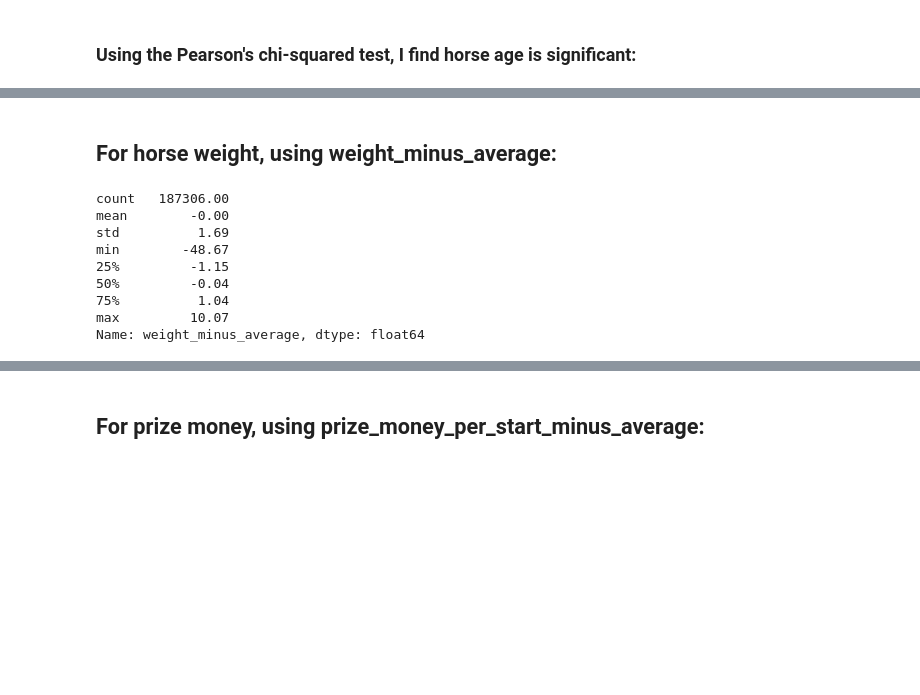
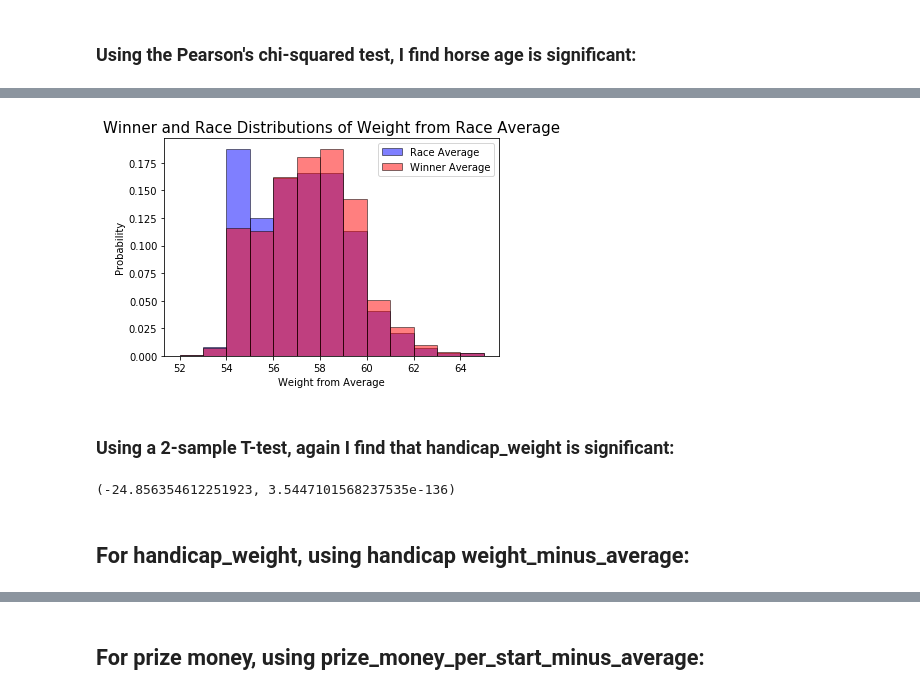
Before and after one commit to Ibnadm/Predict-DogRacing, a Jupyter notebook: Horse Racing Analysis.ipynb, the cells around one changed output, grey strips where cells are left out. Cells and saved outputs as stored; diff of their text form; code cells hidden in the pictures; blank space fills up the shorter version.

```diff
--- a/Horse Racing Analysis.ipynb
+++ b/Horse Racing Analysis.ipynb
@@ -319,14 +353,23 @@ test_stat2, p_value2
+# %%
+data7a = weight_population_cleaned.handicap_weight.dropna().values
+
+data7b = weight_population_cleaned[weight_win_indices].handicap_weight.dropna().values
+
+plt.title("Winner and Race Distributions of Weight from Race Average", fontsize=15)
+plt.hist(data7a, density=True, bins=13, range=(52,65), label='Race Average', color='b', alpha=.5, edgecolor='k')
+plt.hist(data7b, density=True, bins=13, range=(52,65), label='Winner Average', color='r', alpha=.5, edgecolor='k')
+plt.legend(loc='upper right')
+plt.xlabel('Weight from Average')
+plt.ylabel('Probability');
+# %% [output]
+[figure, added]
+# %% [markdown]
+### Using a 2-sample T-test, again I find that handicap_weight is significant:
+# %%
+test_stat7, p_value7 = ttest_ind(data7a, data7b)
+
+test_stat7, p_value7
+# %% [output]
+(-24.856354612251923, 3.5447101568237535e-136)
 # %% [markdown]
-## For horse weight, using weight_minus_average:
+## For handicap_weight, using handicap weight_minus_average:
-# %%
-df_cleaned.weight_minus_average.describe()
-# %% [output]
-count   187306.00
-mean        -0.00
-std          1.69
-min        -48.67
-25%         -1.15
-50%         -0.04
-75%          1.04
-max         10.07
-Name: weight_minus_average, dtype: float64
```
Also changed, not shown: parts of 32 cells of this notebook.
